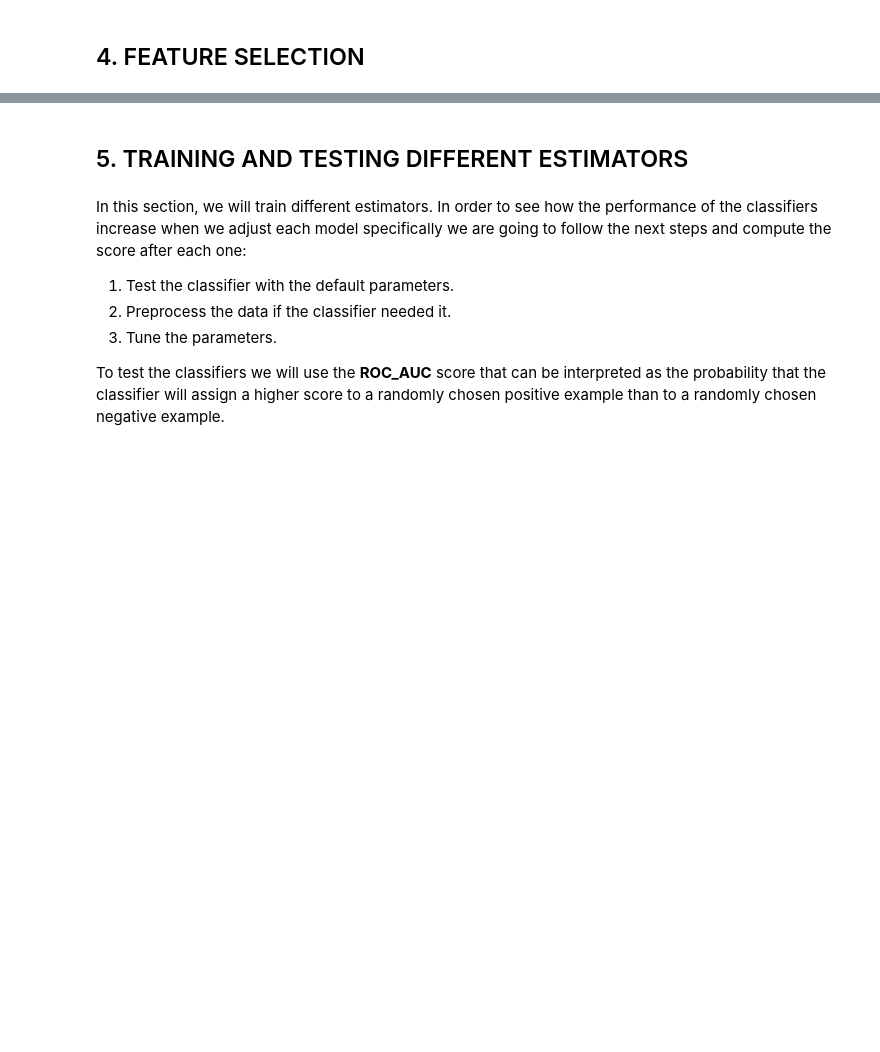
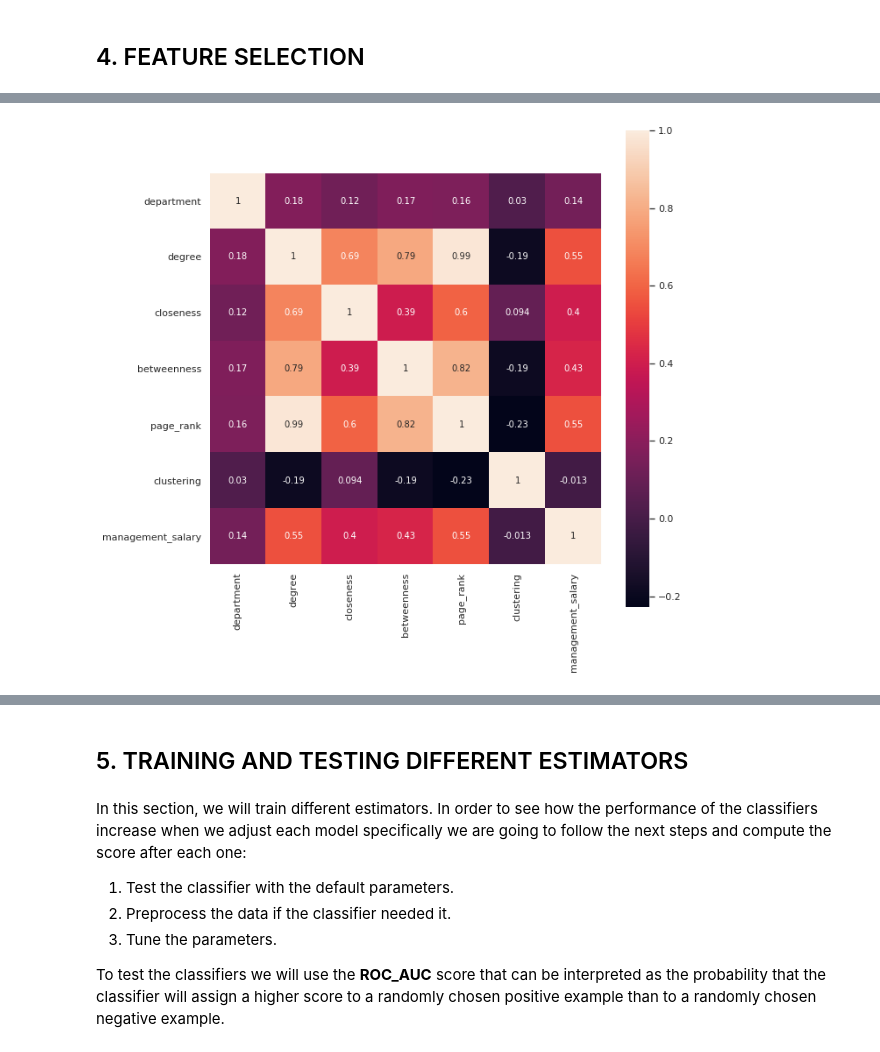
Before and after one commit to Albert-AGM/email_network, a Jupyter notebook: email_network.ipynb, the cells around one changed output, grey strips where cells are left out. Cells and saved outputs as stored; diff of their text form; code cells hidden in the pictures; blank space fills up the shorter version.

```diff
--- a/email_network.ipynb
+++ b/email_network.ipynb
@@ -259,0 +246,8 @@ Name: management_salary, dtype: float64
+# %%
+X_data = df_data.drop(columns = ['management_salary'])
+y_data = df_data['management_salary']
+X_predict = df_predict.drop(columns = ['management_salary'])
+
+X_train, X_test, y_train, y_test = train_test_split(X_data, y_data, random_state=42)
+
+X_train.shape, X_test.shape, y_train.shape, y_test.shape, X_predict.shape
@@ -286,0 +260,3 @@ X_predict = X_predict.drop(columns = ['department','clustering'])
+# %%
+df_train = pd.concat([X_train, y_train], axis=1)
+df_train.head()
@@ -286,0 +270,7 @@ X_predict = X_predict.drop(columns = ['department','clustering'])
+# %%
+corrmat = df_train.corr()
+fig, ax = plt.subplots(figsize=(10,10))
+sns.heatmap(corrmat, square=True, annot=True, ax=ax)
+plt.show()
+# %% [output]
+[figure, added]
```
Also changed, not shown: parts of 25 cells of this notebook.
